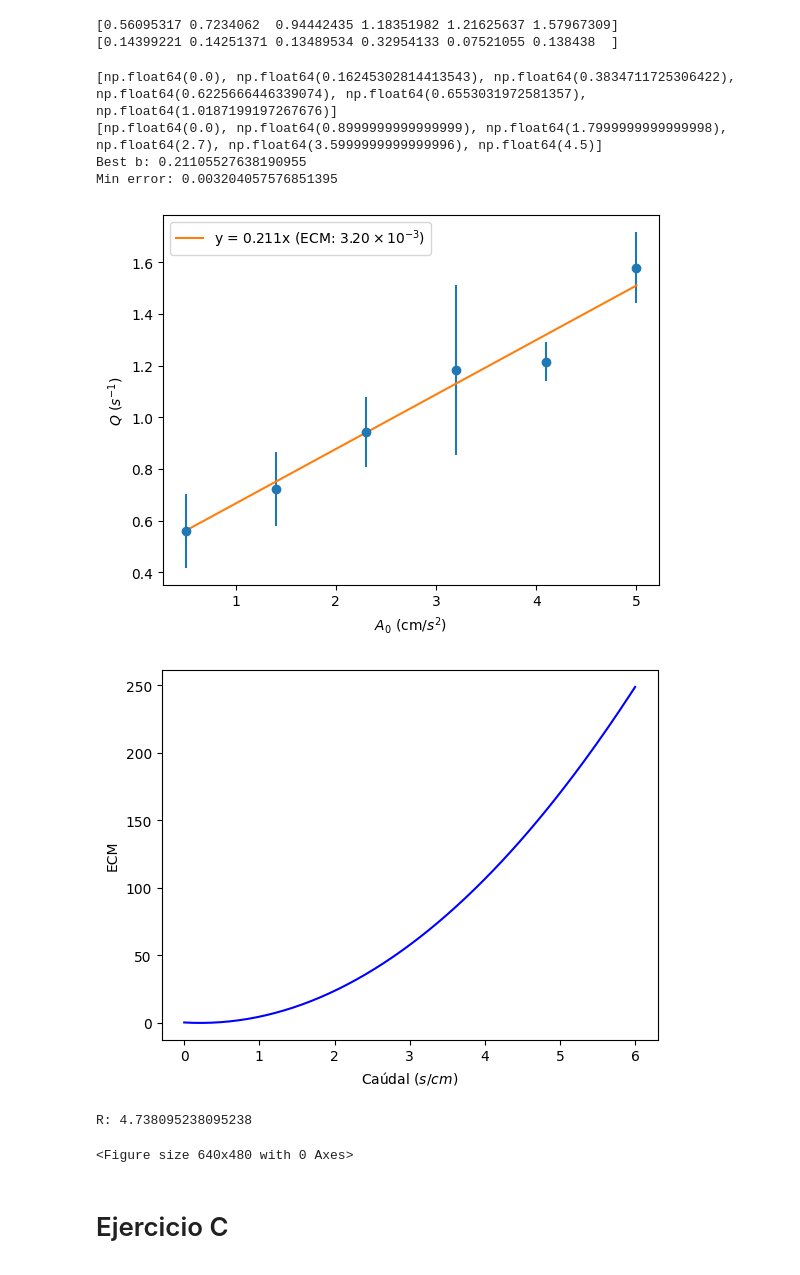
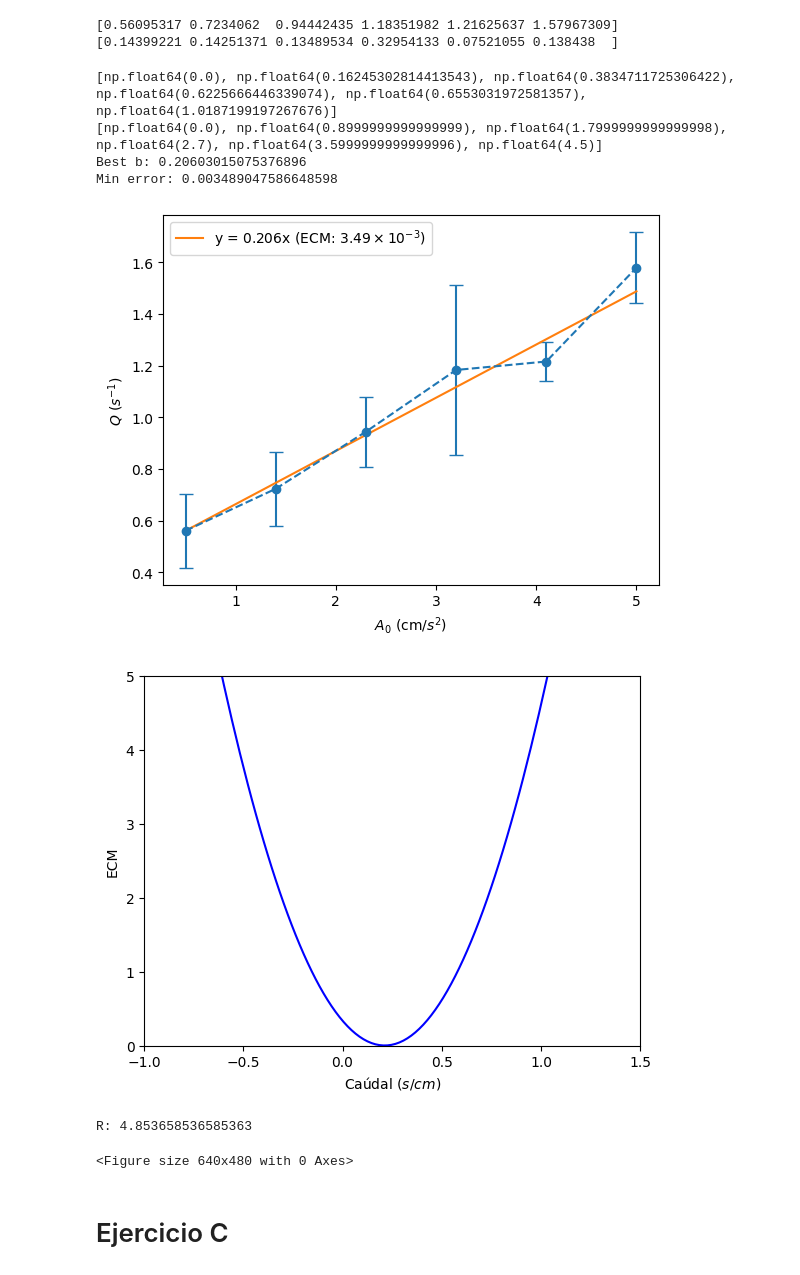
Before and after one commit to JR-Castro/simulacion-de-sistemas, a Jupyter notebook: granular-medium/scripts/q_vs_a0.ipynb, the cells around one changed output. Drawn from its saved outputs; the diff is of its cells as text; code cells hidden in the pictures.

```diff
--- a/granular-medium/scripts/q_vs_a0.ipynb
+++ b/granular-medium/scripts/q_vs_a0.ipynb
@@ -93,7 +93,7 @@ b_a0_fit = [a0 - A0_VALUES[0] for a0 in A0_VALUES]
 print(b_q_means_fit)
 print(b_a0_fit)
 
-b_possible_vals = np.linspace(0.0, 6.0, 200)
+b_possible_vals = np.linspace(-1.0, 3.0, 200)
 errors = [compute_mean_square_error(b, b_a0_fit, b_q_means_fit) for b in b_possible_vals]
 
 b_min_b_error_idx = np.argmin(errors)
@@ -105,39 +105,40 @@ print(f"Min error: {b_min_b_error}")
 # %% [output]
 [np.float64(0.0), np.float64(0.16245302814413543), np.float64(0.3834711725306422), np.float64(0.6225666446339074), np.float64(0.6553031972581357), np.float64(1.0187199197267676)]
 [np.float64(0.0), np.float64(0.8999999999999999), np.float64(1.7999999999999998), np.float64(2.7), np.float64(3.5999999999999996), np.float64(4.5)]
-Best b: 0.21105527638190955
-Min error: 0.003204057576851395
+Best b: 0.20603015075376896
+Min error: 0.003489047586648598
 # %%
 # Graph q_means vs a0 with error bars
 # plt.scatter(A0_VALUES, b_q_means)
-plt.errorbar(A0_VALUES, b_q_means, yerr=b_q_std, fmt='o')
+plt.errorbar(A0_VALUES, b_q_means, yerr=b_q_std, fmt='o--', capsize=5)
 plt.plot(A0_VALUES, [b_best_b * (a0 - A0_VALUES[0]) + b_q_means[0] for a0 in A0_VALUES],
          label=f"y = {b_best_b:.3f}x (ECM: {formatter(b_min_b_error, None)})")
 plt.legend(loc='upper left')
 plt.xlabel("$A_0$ (cm/$s^2$)")
 plt.ylabel("$Q$ ($s^{-1}$)")
 
 plt.savefig("../analysis/q_vs_a0.png", dpi=300)
 plt.show()
 plt.clf()
 
 plt.plot(b_possible_vals, errors, color='blue')
 plt.xlabel("Caúdal ($s/cm$)")
 plt.ylabel("ECM")
-
+plt.xlim(-1.0, 1.5)
+plt.ylim(0, 5.0)
 plt.savefig("../analysis/q_vs_a0_error.png", dpi=300)
 plt.show()
 plt.clf()
 
 # Q = m_p * a0 / R
 # b = m_p / R
 # R = m_p / b
 
 print(f"R: {1 / b_best_b}")
 # %% [output]
-[figure, old version]
+[figure, new version]
-[figure, old version]
+[figure, new version]
-R: 4.738095238095238
+R: 4.853658536585363
 <Figure size 640x480 with 0 Axes>
 # %% [markdown]
 # Ejercicio C
```
Also changed, not shown: parts of 5 cells of this notebook.
